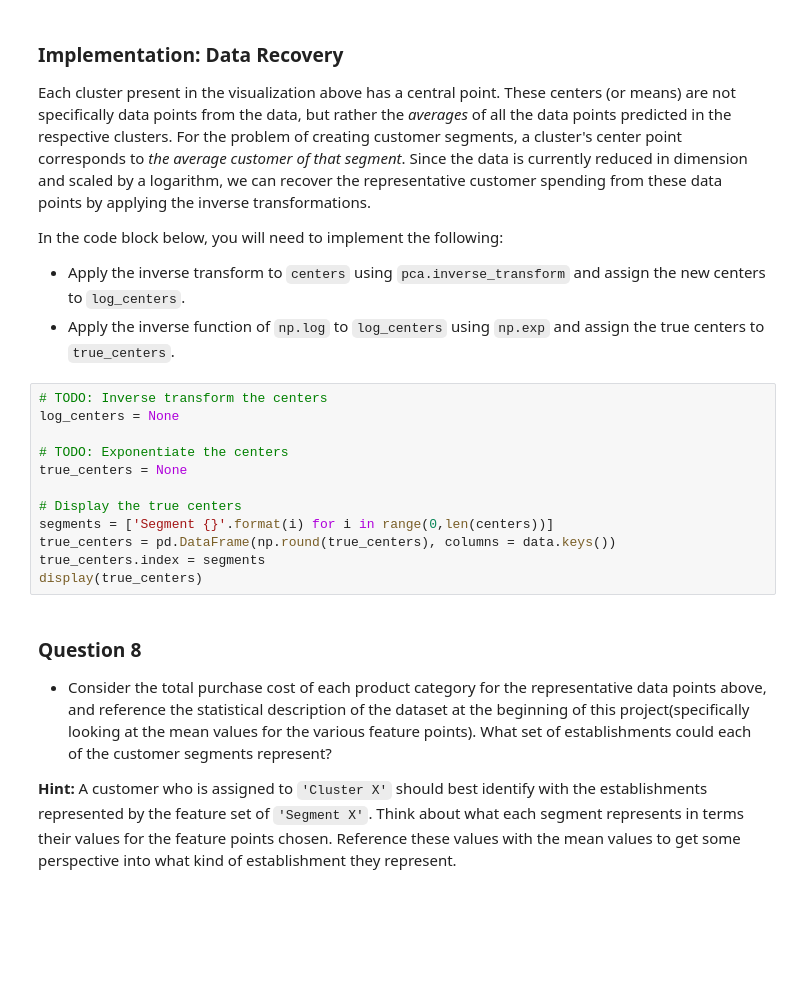
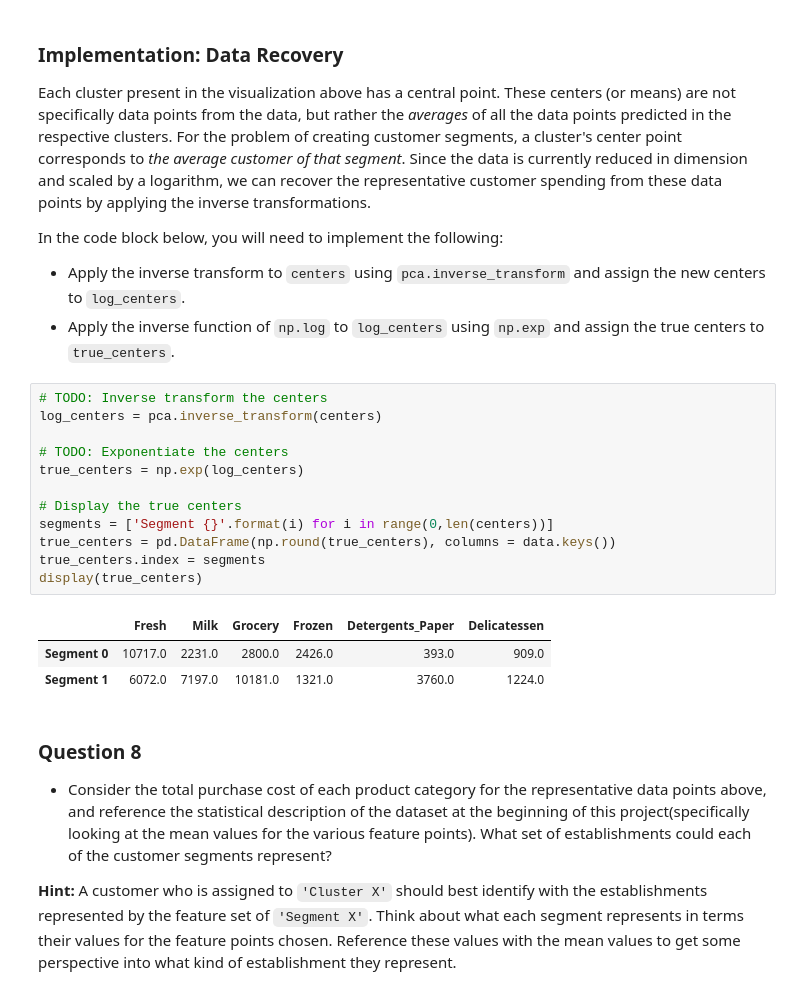
Before and after one commit to cchadha2/MLND, a Jupyter notebook: projects/customer_segments/customer_segments.ipynb, the cells around one changed output. Cells and saved outputs as stored; diff of their text form; blank space fills up the shorter version.

```diff
--- a/projects/customer_segments/customer_segments.ipynb
+++ b/projects/customer_segments/customer_segments.ipynb
@@ -541,16 +611,20 @@ In the code block below, you will need to implement the following:
  - Apply the inverse function of `np.log` to `log_centers` using `np.exp` and assign the true centers to `true_centers`.
 # %%
 # TODO: Inverse transform the centers
-log_centers = None
+log_centers = pca.inverse_transform(centers)
 
 # TODO: Exponentiate the centers
-true_centers = None
+true_centers = np.exp(log_centers)
 
 # Display the true centers
 segments = ['Segment {}'.format(i) for i in range(0,len(centers))]
 true_centers = pd.DataFrame(np.round(true_centers), columns = data.keys())
 true_centers.index = segments
 display(true_centers)
+# %% [output]
+|  | Fresh | Milk | Grocery | Frozen | Detergents_Paper | Delicatessen |
+| Segment 0 | 10717.0 | 2231.0 | 2800.0 | 2426.0 | 393.0 | 909.0 |
+| Segment 1 | 6072.0 | 7197.0 | 10181.0 | 1321.0 | 3760.0 | 1224.0 |
 # %% [markdown]
 ### Question 8
 
```
Also changed, not shown: parts of 25 cells of this notebook, 1 other file.
